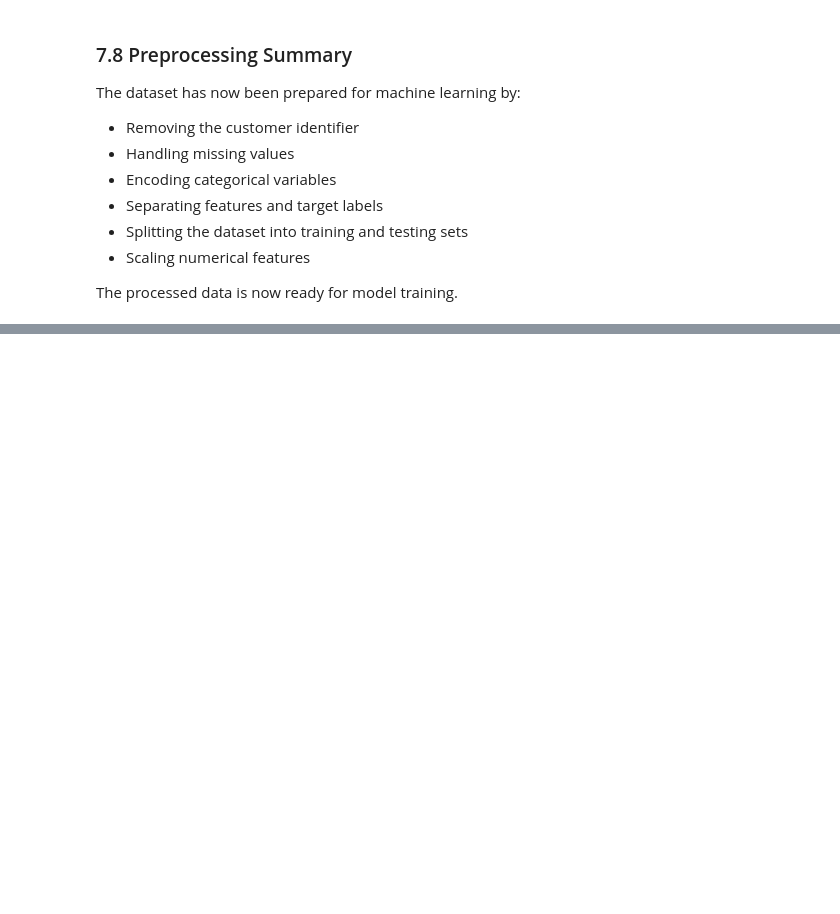
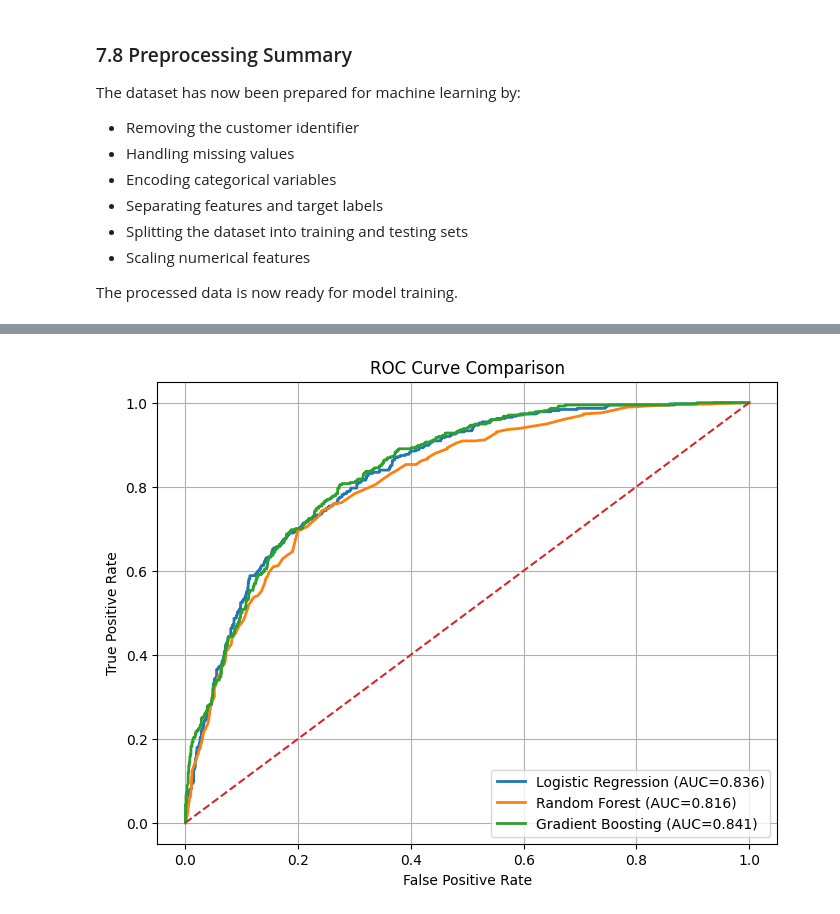
Before and after one commit to sabithamanoj/customer-churn-ml-deployment, a Jupyter notebook: Notebooks/customer_churn_pipeline.ipynb, the cells around one changed output, grey strips where cells are left out. Drawn from its saved outputs; the diff is of its cells as text; code cells hidden in the pictures; blank space fills up the shorter version.

```diff
--- a/Notebooks/customer_churn_pipeline.ipynb
+++ b/Notebooks/customer_churn_pipeline.ipynb
@@ -688,0 +758,15 @@ The processed data is now ready for model training.
+# %%
+gb_model = GradientBoostingClassifier(
+    random_state=42
+)
+
+gb_model.fit(
+    X_train,
+    y_train
+)
+
+gb_predictions = gb_model.predict(X_test)
+
+gb_probabilities = gb_model.predict_proba(X_test)[:, 1]
+
+print("Gradient Boosting trained successfully.")
@@ -688,0 +970,53 @@ The processed data is now ready for model training.
+# %%
+fig = plt.figure(figsize=(8,6))
+
+models = {
+    "Logistic Regression": (lr_model, X_test_scaled),
+    "Random Forest": (rf_model, X_test),
+    "Gradient Boosting": (gb_model, X_test)
+}
+
+for model_name, (model, X_eval) in models.items():
+
+    probabilities = model.predict_proba(X_eval)[:,1]
+
+    fpr, tpr, _ = roc_curve(
+        y_test,
+        probabilities
+    )
+
+    auc = roc_auc_score(
+        y_test,
+        probabilities
+    )
+
+    plt.plot(
+        fpr,
+        tpr,
+        linewidth=2,
+        label=f"{model_name} (AUC={auc:.3f})"
+    )
+
+plt.plot(
+    [0,1],
+    [0,1],
+    linestyle="--"
+)
+
+plt.xlabel("False Positive Rate")
+plt.ylabel("True Positive Rate")
+plt.title("ROC Curve Comparison")
+
+plt.legend()
+
+plt.grid(True)
+
+fig.savefig(
+    "roc_curve_comparison.png",
+    dpi=300,
+    bbox_inches="tight"
+)
+
+plt.show()
+# %% [output]
+[figure, added]
```
Also changed, not shown: parts of 28 cells of this notebook.
